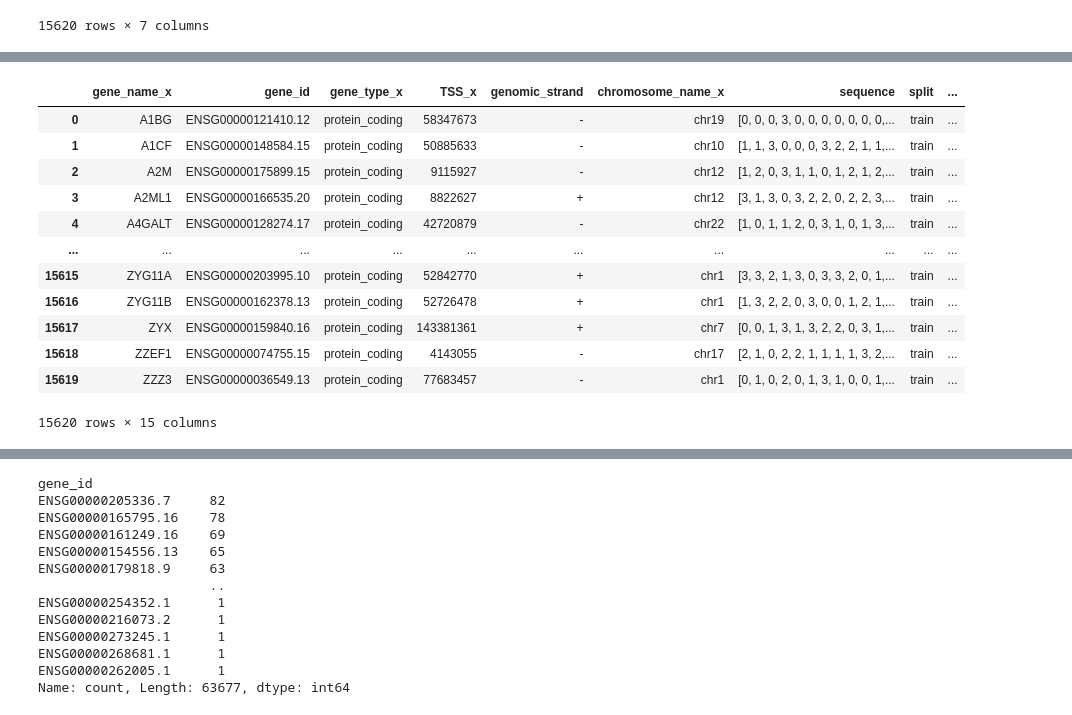
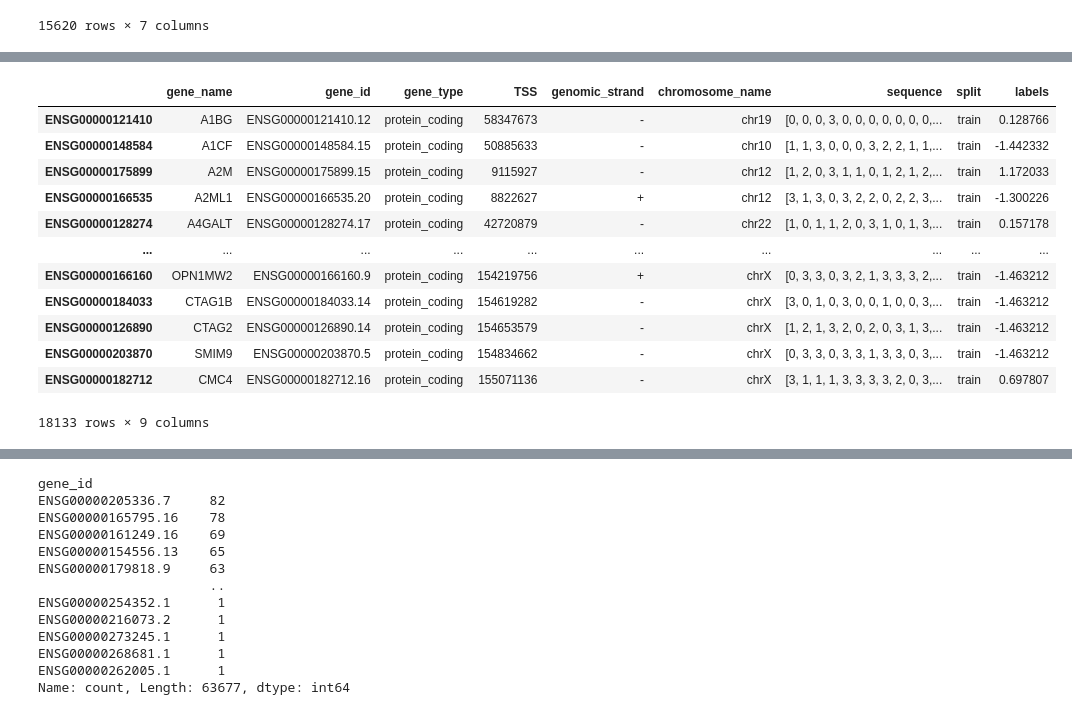
Before and after one commit to IloDan/GX_alBERTo, a Jupyter notebook: data_manipulation/manipulation_ric.ipynb, the cells around one changed output, grey strips where cells are left out. Cells and saved outputs as stored; diff of their text form; code cells hidden in the pictures.

```diff
--- a/data_manipulation/manipulation_ric.ipynb
+++ b/data_manipulation/manipulation_ric.ipynb
@@ -160,38 +543,34 @@ lizio
 # %%
 
 newDataset1_0 = pd.read_hdf("../CTB/CTB_128k_slack_0.h5", key="df", mode="r")
 newDataset1_1 = pd.read_hdf("../CTB/CTB_128k_slack_1.h5", key="df", mode="r")
 newDataset1_2 = pd.read_hdf("../CTB/CTB_128k_slack_2.h5", key="df", mode="r")
 newDataset1_3 = pd.read_hdf("../CTB/CTB_128k_slack_3.h5", key="df", mode="r")
 newDataset1_4 = pd.read_hdf("../CTB/CTB_128k_slack_4.h5", key="df", mode="r")
 newDataset1_5 = pd.read_hdf("../CTB/CTB_128k_slack_5.h5", key="df", mode="r")
 newDataset1_6 = pd.read_hdf("../CTB/CTB_128k_slack_6.h5", key="df", mode="r")
 
 dataset = pd.concat([
                             newDataset1_0,
                             newDataset1_1,
                             newDataset1_2,
                             newDataset1_3,
                             newDataset1_4,
                             newDataset1_5,
                             newDataset1_6,
                          ])
-
-
-#join dei due dataframe su gene_name
-df2 = pd.merge(dataset, lizio, on="gene_id", how="inner")
-df2
+dataset
 # %% [output]
-|  | gene_name_x | gene_id | gene_type_x | TSS_x | genomic_strand | chromosome_name_x | sequence | split | ... |
-| 0 | A1BG | ENSG00000121410.12 | protein_coding | 58347673 | - | chr19 | [0, 0, 0, 3, 0, 0, 0, 0, 0, 0, 0,... | train | ... |
-| 1 | A1CF | ENSG00000148584.15 | protein_coding | 50885633 | - | chr10 | [1, 1, 3, 0, 0, 0, 3, 2, 2, 1, 1,... | train | ... |
-| 2 | A2M | ENSG00000175899.15 | protein_coding | 9115927 | - | chr12 | [1, 2, 0, 3, 1, 1, 0, 1, 2, 1, 2,... | train | ... |
-| 3 | A2ML1 | ENSG00000166535.20 | protein_coding | 8822627 | + | chr12 | [3, 1, 3, 0, 3, 2, 2, 0, 2, 2, 3,... | train | ... |
-| 4 | A4GALT | ENSG00000128274.17 | protein_coding | 42720879 | - | chr22 | [1, 0, 1, 1, 2, 0, 3, 1, 0, 1, 3,... | train | ... |
+|  | gene_name | gene_id | gene_type | TSS | genomic_strand | chromosome_name | sequence | split | labels |
+| ENSG00000121410 | A1BG | ENSG00000121410.12 | protein_coding | 58347673 | - | chr19 | [0, 0, 0, 3, 0, 0, 0, 0, 0, 0, 0,... | train | 0.128766 |
+| ENSG00000148584 | A1CF | ENSG00000148584.15 | protein_coding | 50885633 | - | chr10 | [1, 1, 3, 0, 0, 0, 3, 2, 2, 1, 1,... | train | -1.442332 |
+| ENSG00000175899 | A2M | ENSG00000175899.15 | protein_coding | 9115927 | - | chr12 | [1, 2, 0, 3, 1, 1, 0, 1, 2, 1, 2,... | train | 1.172033 |
+| ENSG00000166535 | A2ML1 | ENSG00000166535.20 | protein_coding | 8822627 | + | chr12 | [3, 1, 3, 0, 3, 2, 2, 0, 2, 2, 3,... | train | -1.300226 |
+| ENSG00000128274 | A4GALT | ENSG00000128274.17 | protein_coding | 42720879 | - | chr22 | [1, 0, 1, 1, 2, 0, 3, 1, 0, 1, 3,... | train | 0.157178 |
 | ... | ... | ... | ... | ... | ... | ... | ... | ... | ... |
-| 15615 | ZYG11A | ENSG00000203995.10 | protein_coding | 52842770 | + | chr1 | [3, 3, 2, 1, 3, 0, 3, 3, 2, 0, 1,... | train | ... |
-| 15616 | ZYG11B | ENSG00000162378.13 | protein_coding | 52726478 | + | chr1 | [1, 3, 2, 2, 0, 3, 0, 0, 1, 2, 1,... | train | ... |
-| 15617 | ZYX | ENSG00000159840.16 | protein_coding | 143381361 | + | chr7 | [0, 0, 1, 3, 1, 3, 2, 2, 0, 3, 1,... | train | ... |
-| 15618 | ZZEF1 | ENSG00000074755.15 | protein_coding | 4143055 | - | chr17 | [2, 1, 0, 2, 2, 1, 1, 1, 1, 3, 2,... | train | ... |
-| 15619 | ZZZ3 | ENSG00000036549.13 | protein_coding | 77683457 | - | chr1 | [0, 1, 0, 2, 0, 1, 3, 1, 0, 0, 1,... | train | ... |
+| ENSG00000166160 | OPN1MW2 | ENSG00000166160.9 | protein_coding | 154219756 | + | chrX | [0, 3, 3, 0, 3, 2, 1, 3, 3, 3, 2,... | train | -1.463212 |
+| ENSG00000184033 | CTAG1B | ENSG00000184033.14 | protein_coding | 154619282 | - | chrX | [3, 0, 1, 0, 3, 0, 0, 1, 0, 0, 3,... | train | -1.463212 |
+| ENSG00000126890 | CTAG2 | ENSG00000126890.14 | protein_coding | 154653579 | - | chrX | [1, 2, 1, 3, 2, 0, 2, 0, 3, 1, 3,... | train | -1.463212 |
+| ENSG00000203870 | SMIM9 | ENSG00000203870.5 | protein_coding | 154834662 | - | chrX | [0, 3, 3, 0, 3, 3, 1, 3, 3, 0, 3,... | train | -1.463212 |
+| ENSG00000182712 | CMC4 | ENSG00000182712.16 | protein_coding | 155071136 | - | chrX | [3, 1, 1, 1, 3, 3, 3, 3, 2, 0, 3,... | train | 0.697807 |
-15620 rows × 15 columns
+18133 rows × 9 columns
```
Also changed, not shown: parts of 46 cells of this notebook, 3 other files.
